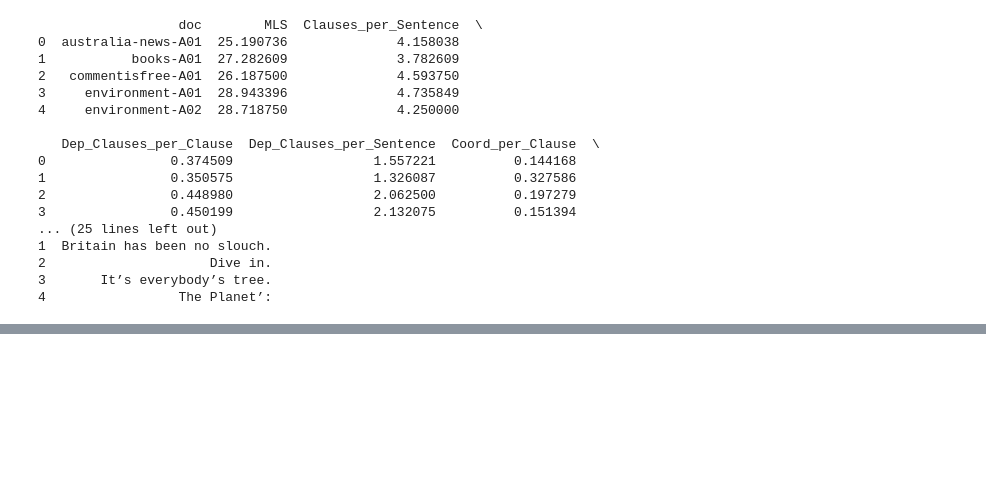
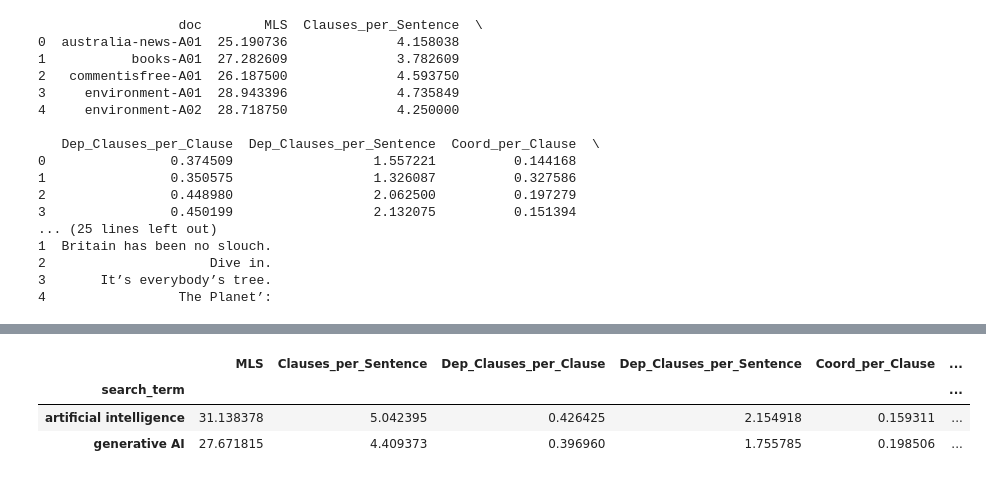
Before and after one commit to PeterdeGuzman/RAGuardianNews, a Jupyter notebook: analysis/measures_analysis.ipynb, the cells around one changed output, grey strips where cells are left out. Saved outputs shown, nothing was run; the diff lists cells and outputs as text; code cells hidden in the pictures; blank space fills up the shorter version.

```diff
--- a/analysis/measures_analysis.ipynb
+++ b/analysis/measures_analysis.ipynb
@@ -280,2 +397,10 @@ print(syntactic_table.head())
+# %%
+# Example: mean syntactic measures by search_term
+syntactic_table_withsearchterm.groupby("search_term").mean(numeric_only=True)
+# %% [output]
+|  | MLS | Clauses_per_Sentence | Dep_Clauses_per_Clause | Dep_Clauses_per_Sentence | Coord_per_Clause | ... |
+| search_term |  |  |  |  |  | ... |
+| artificial intelligence | 31.138378 | 5.042395 | 0.426425 | 2.154918 | 0.159311 | ... |
+| generative AI | 27.671815 | 4.409373 | 0.396960 | 1.755785 | 0.198506 | ... |
 # %%
 # close connection to db
```
Also changed, not shown: parts of 2 cells of this notebook, 3 other files.
